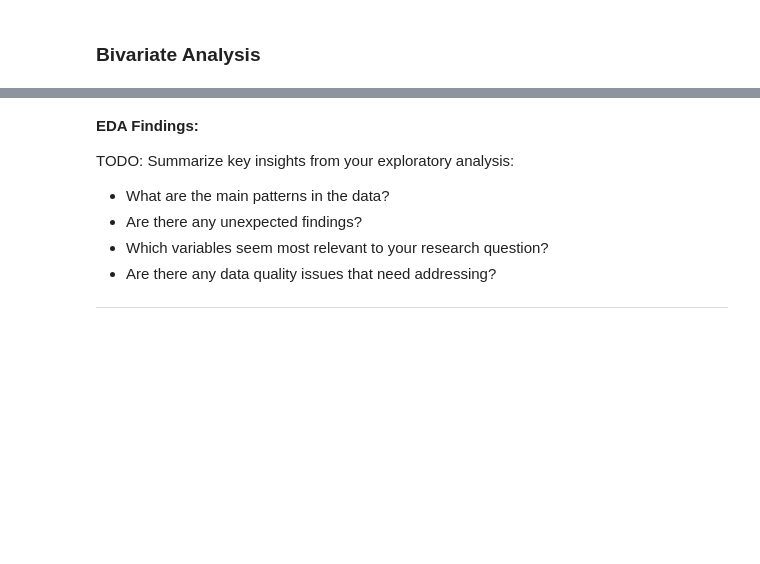
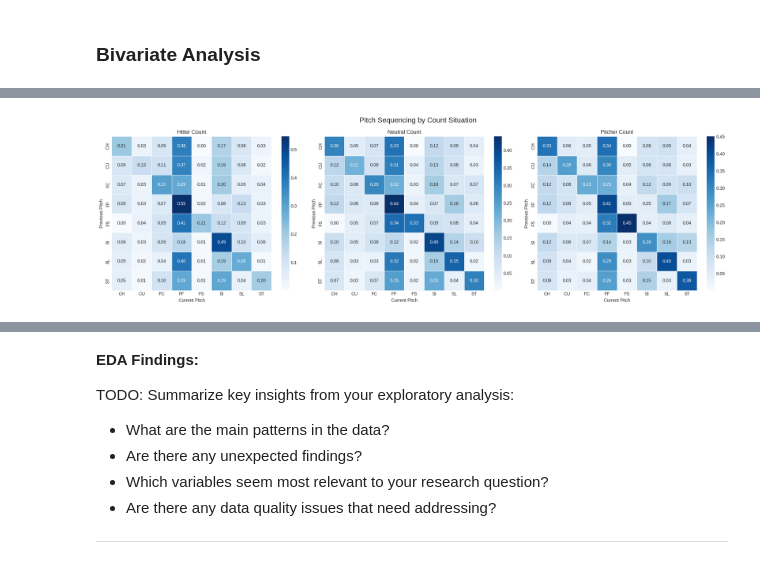
Before and after one commit to haydenkellington/EclipseBaseballSpring26, a Jupyter notebook: Spring26BaseballProj.ipynb, the cells around one changed output, grey strips where cells are left out. Cells and saved outputs as stored; diff of their text form; code cells hidden in the pictures; blank space fills up the shorter version.

```diff
--- a/Spring26BaseballProj.ipynb
+++ b/Spring26BaseballProj.ipynb
@@ -530,0 +508,56 @@ pass
+# %%
+def count_group(count):
+    if count in ['2-0', '3-0', '3-1', '2-1']:
+        return 'Hitter Count'
+    elif count in ['0-2', '1-2', '0-1']:
+        return 'Pitcher Count'
+    else:
+        return 'Neutral Count'
+
+df['count_group'] = df['count_state'].apply(count_group)
+
+# top pitch types
+top_pitches = df['pitch_type'].value_counts().head(8).index
+
+filtered = df[
+    df['pitch_type'].isin(top_pitches) &
+    df['prev_pitch_type'].isin(top_pitches) &
+    df['prev_pitch_type'].notna()
+]
+
+groups = ['Hitter Count', 'Neutral Count', 'Pitcher Count']
+
+fig, axes = plt.subplots(1, 3, figsize=(20, 6))
+
+for ax, group in zip(axes, groups):
+    subset = filtered[filtered['count_group'] == group]
+
+    if subset.empty:
+        ax.set_title(f'{group}\n(No Data)')
+        ax.axis('off')
+        continue
+
+    transition = pd.crosstab(
+        subset['prev_pitch_type'],
+        subset['pitch_type'],
+        normalize='index'
+    )
+
+    sns.heatmap(
+        transition,
+        annot=True,
+        fmt='.2f',
+        cmap='Blues',
+        linewidths=0.5,
+        ax=ax
+    )
+
+    ax.set_title(group)
+    ax.set_xlabel('Current Pitch')
+    ax.set_ylabel('Previous Pitch')
+
+plt.suptitle('Pitch Sequencing by Count Situation', fontsize=16)
+plt.tight_layout()
+plt.show()
+# %% [output]
+[figure, added]
```
Also changed, not shown: parts of 18 cells of this notebook.
